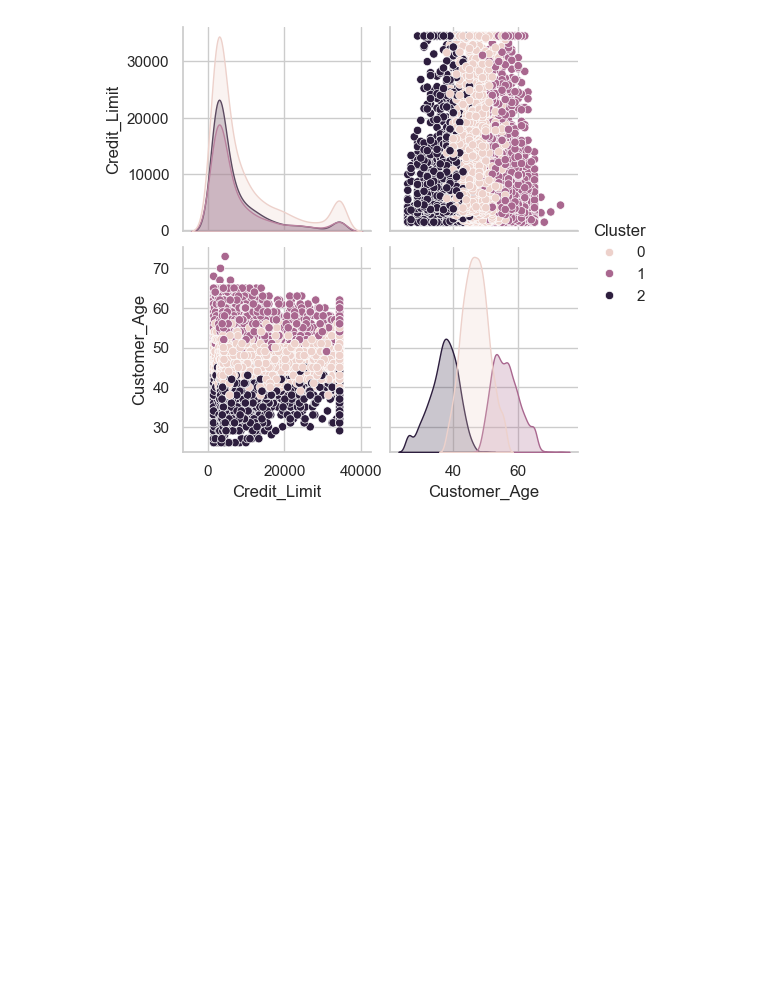
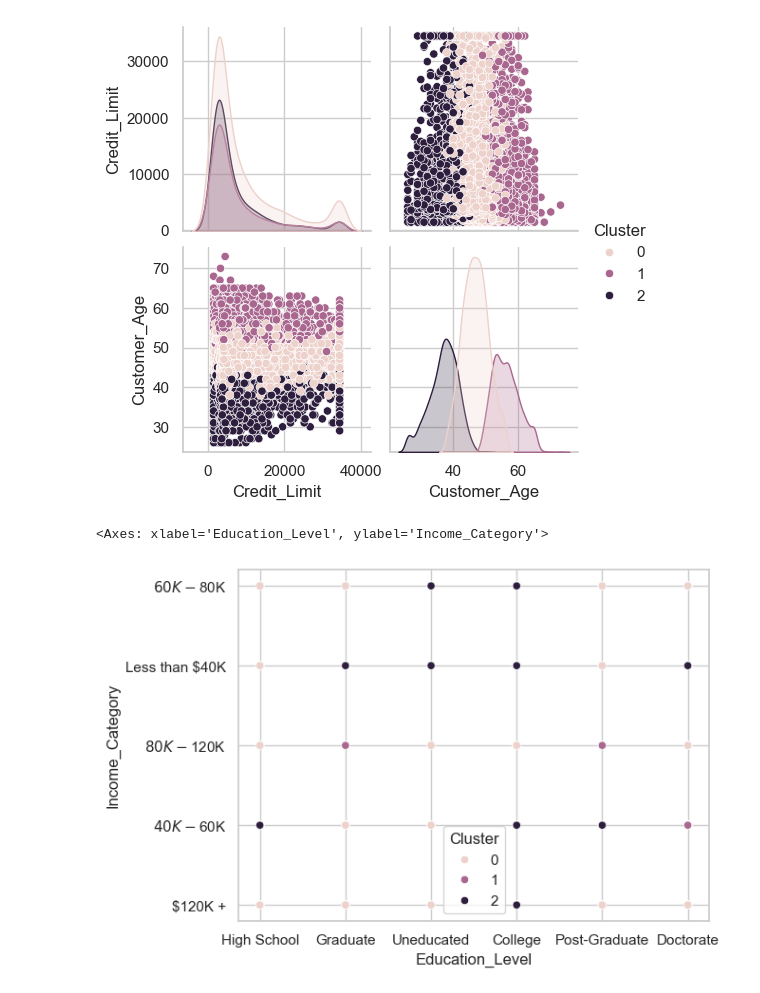
Before and after one commit to olzmooraes/dataScience, a Jupyter notebook: kmeans/atividade.ipynb, the cells around one changed output. Drawn from its saved outputs; the diff is of its cells as text; code cells hidden in the pictures; blank space fills up the shorter version.

```diff
--- a/kmeans/atividade.ipynb
+++ b/kmeans/atividade.ipynb
@@ -136,3 +136,8 @@ sns.pairplot(data_for_pairplot, hue='Cluster')
 plt.show()
 # %% [output]
 [figure]
+# %%
+sns.scatterplot(x="Education_Level", y="Income_Category", data=filtered_data, hue="Cluster")
+# %% [output]
+<Axes: xlabel='Education_Level', ylabel='Income_Category'>
+[figure, added]
```
Also changed, not shown: parts of 2 cells of this notebook.
